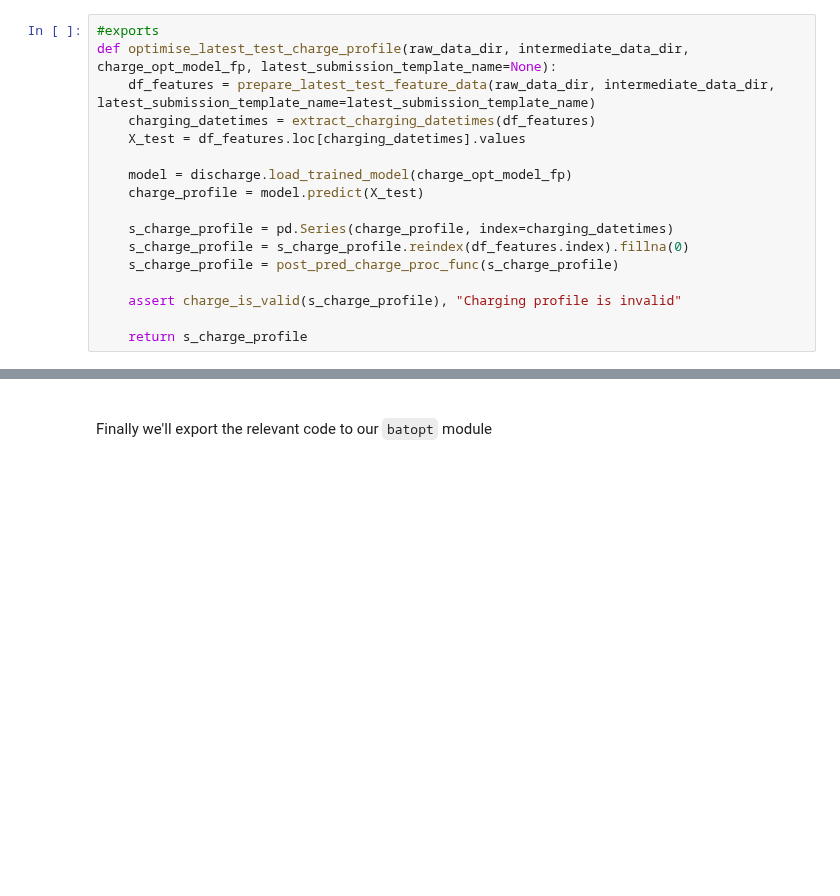
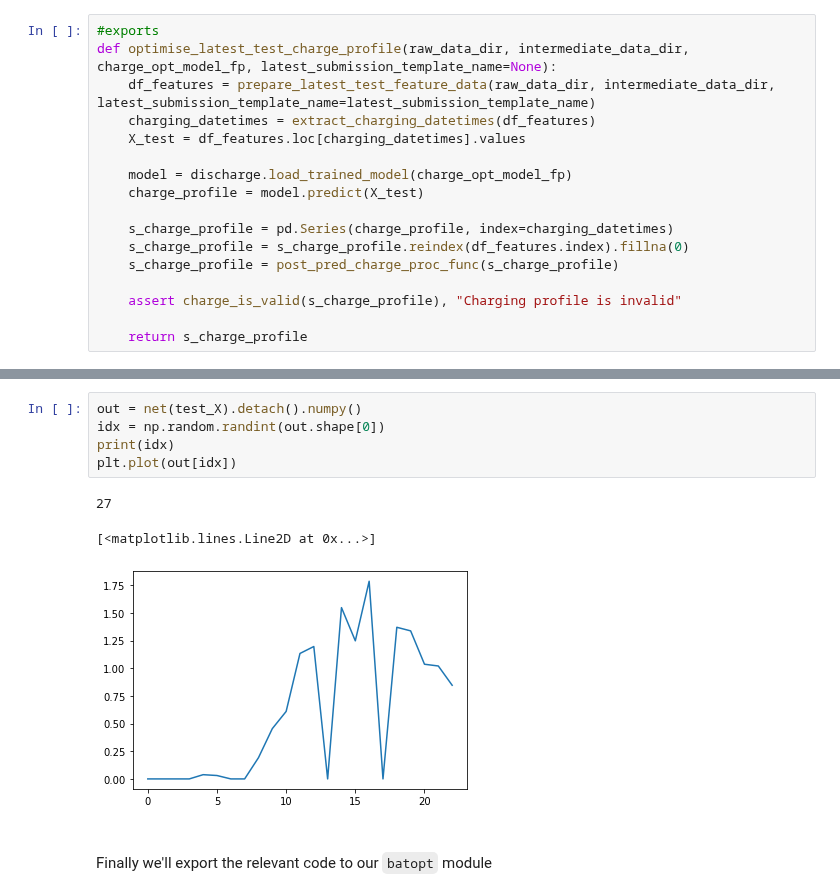
Before and after one commit to AyrtonB/WPD-DS-Challenge, a Jupyter notebook: nbs/03-charging.ipynb, the cells around one changed output, grey strips where cells are left out. Drawn from its saved outputs; the diff is of its cells as text; blank space fills up the shorter version.

```diff
--- a/nbs/03-charging.ipynb
+++ b/nbs/03-charging.ipynb
@@ -761,3 +902,12 @@ Charge is valid: True
+# %%
+out = net(test_X).detach().numpy()
+idx = np.random.randint(out.shape[0])
+print(idx)
+plt.plot(out[idx])
+# %% [output]
+27
+[<matplotlib.lines.Line2D at 0x...>]
+[figure, added]
 # %% [markdown]
 <br>
 
```
Also changed, not shown: parts of 21 cells of this notebook.
